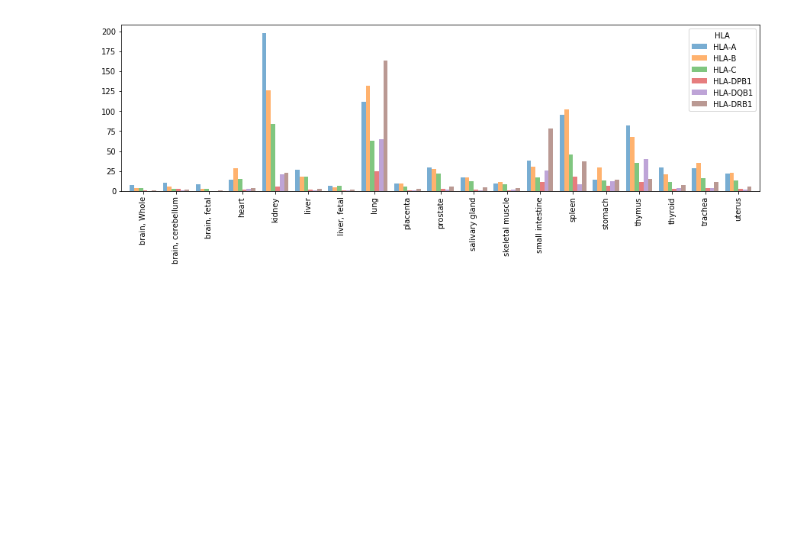
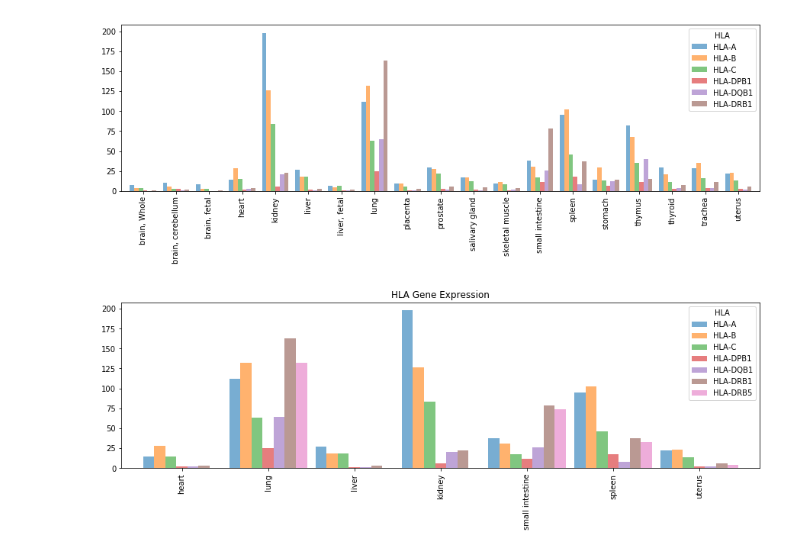
Before and after one commit to machnine/HLA-Tools, a Jupyter notebook: HLA_Gene_Expression.ipynb, the cells around one changed output. Drawn from its saved outputs; the diff is of its cells as text; code cells hidden in the pictures; blank space fills up the shorter version.

Commit message:
graph for solid organs only

```diff
--- a/HLA_Gene_Expression.ipynb
+++ b/HLA_Gene_Expression.ipynb
@@ -45,3 +45,8 @@ data.set_index('HLA', drop=True, inplace=True)
 # %% [output]
 <matplotlib.axes._subplots.AxesSubplot at 0x...>
 [figure]
+# %%
+data.iloc[:,[3,7,5,4,12,13,-1]].T.plot(kind='bar', figsize=(15,4),
+                                       alpha=.6, width=.9, title="HLA Gene Expression");
+# %% [output]
+[figure, added]
```
